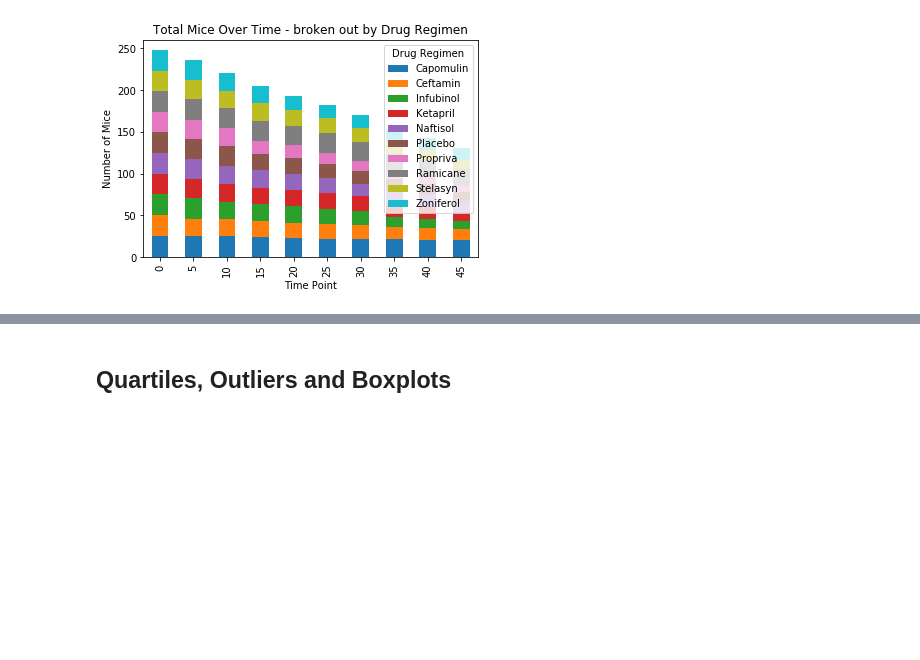
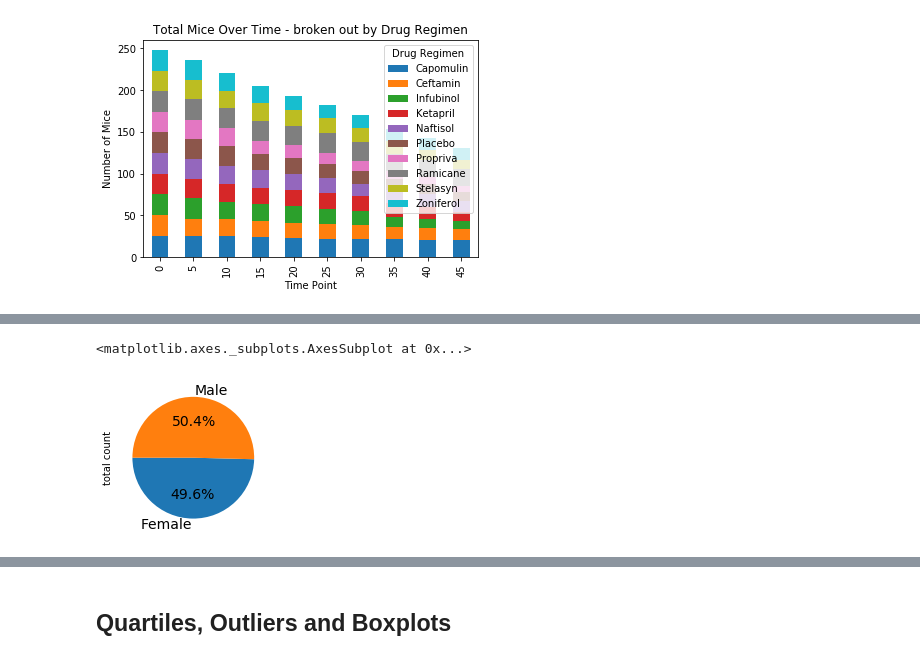
Before and after one commit to george-simon/matplotlib---challenge, a Jupyter notebook: Pymaceuticals/pymaceuticals_starter.ipynb, the cells around one changed output, grey strips where cells are left out. Drawn from its saved outputs; the diff is of its cells as text; code cells hidden in the pictures; blank space fills up the shorter version.

```diff
--- a/Pymaceuticals/pymaceuticals_starter.ipynb
+++ b/Pymaceuticals/pymaceuticals_starter.ipynb
@@ -203,0 +206,14 @@ x_tick = plt.xticks(tick_locations, pyplot_bar_data["Drug Regimen"], rotation="v
+# %%
+# Generate a pie plot showing the distribution of female versus male mice using pandas
+
+# Generate a pie plot showing the distribution of female versus male mice using pyplot
+pyplot_pieplot = pd.DataFrame({"total count" : df_master.groupby("Sex")["Mouse ID"].nunique()}).reset_index()
+
+
+# plot chart
+ax1 = plt.subplot(121, aspect='equal')
+pyplot_pieplot.plot(kind='pie', y = "total count", ax=ax1, autopct='%1.1f%%',
+ startangle=180, shadow=False, labels=pyplot_pieplot.iloc[:,0], legend = False, fontsize=14)
+# %% [output]
+<matplotlib.axes._subplots.AxesSubplot at 0x...>
+[figure, added]
```
Also changed, not shown: parts of 4 cells of this notebook.
